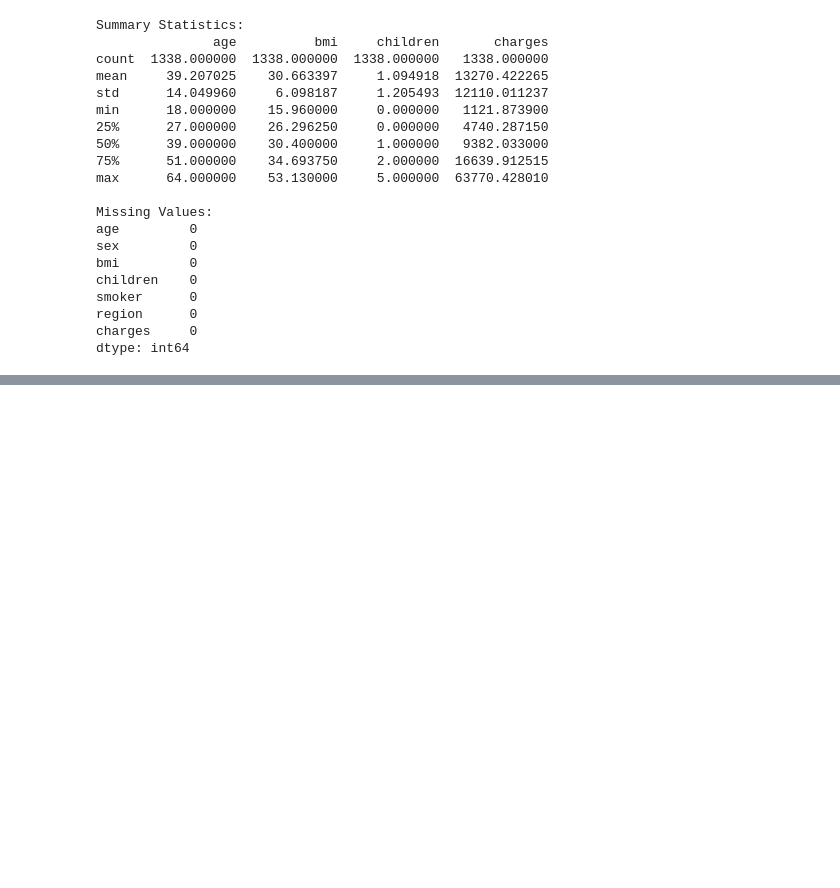
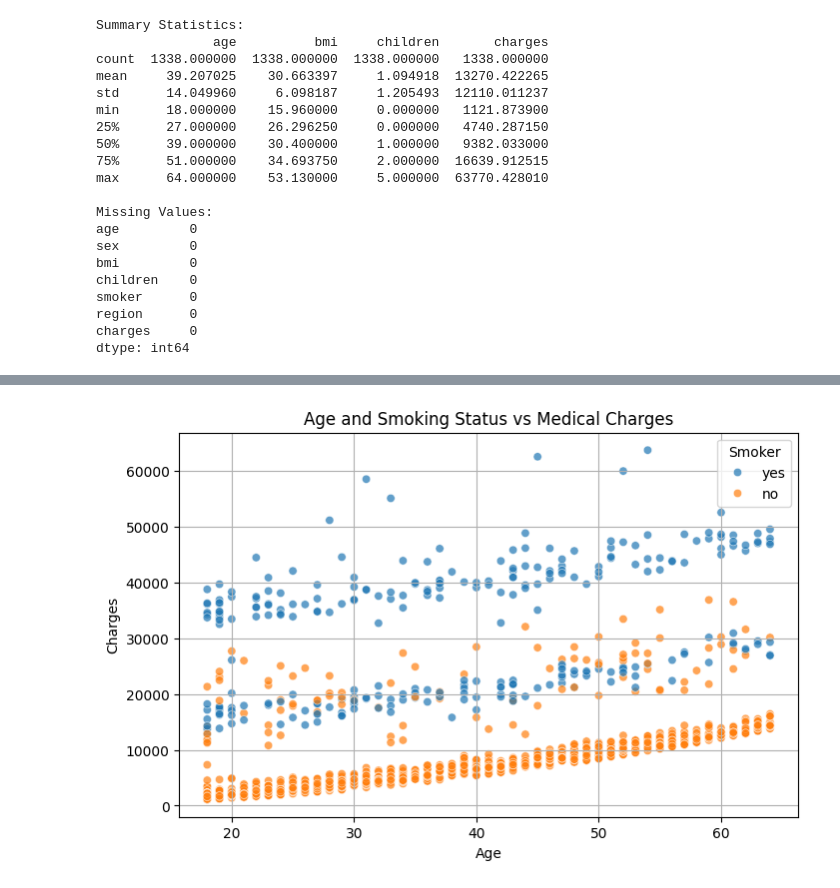
Before and after one commit to Data-Git-Hub/applied-ml-data-git-hub, a Jupyter notebook: lab04/ml04_data-git-hub.ipynb, the cells around one changed output, grey strips where cells are left out. Cells and saved outputs as stored; diff of their text form; code cells hidden in the pictures; blank space fills up the shorter version.

```diff
--- a/lab04/ml04_data-git-hub.ipynb
+++ b/lab04/ml04_data-git-hub.ipynb
@@ -133,0 +219,16 @@ Since from the inspection of the data there doesn't seem to be any missing value
+# %%
+# Feature selection
+X3 = df[['age', 'smoker_encoded']]
+y3 = df['charges']
+
+# Visualization
+plt.figure(figsize=(8, 5))
+sns.scatterplot(data=df, x='age', y='charges', hue='smoker', alpha=0.7)
+plt.title('Age and Smoking Status vs Medical Charges')
+plt.xlabel('Age')
+plt.ylabel('Charges')
+plt.legend(title='Smoker')
+plt.grid(True)
+plt.show()
+# %% [output]
+[figure, added]
```
Also changed, not shown: parts of 19 cells of this notebook, 1 other file.
